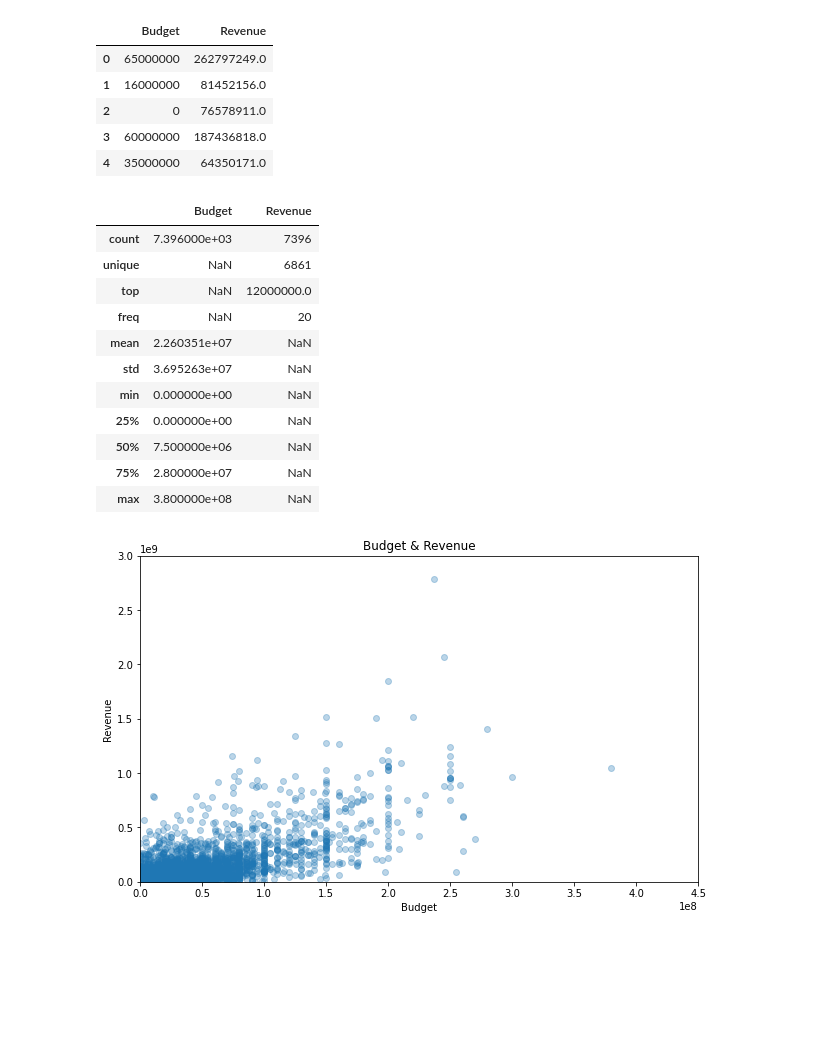
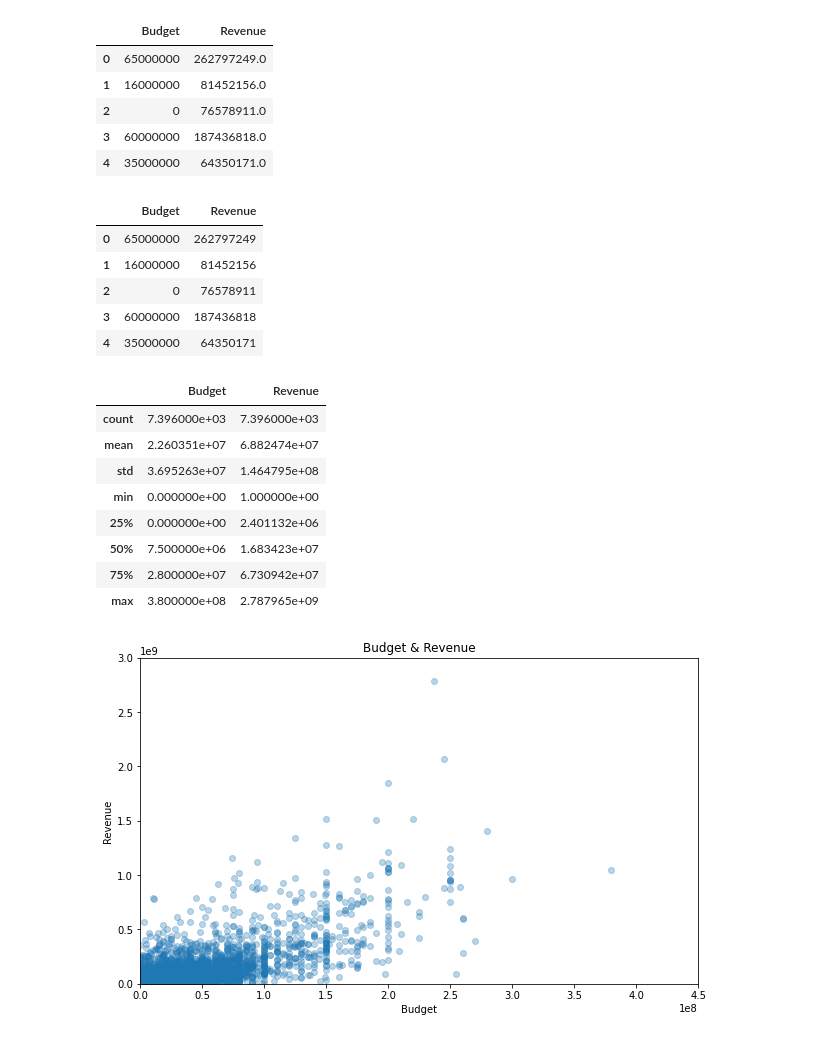
Before and after one commit to Snicho1945/Film-Release-Date-Analysis, a Jupyter notebook: Linear_Regression_Analysis.ipynb, the cells around one changed output. Cells and saved outputs as stored; diff of their text form; code cells hidden in the pictures; blank space fills up the shorter version.

```diff
--- a/Linear_Regression_Analysis.ipynb
+++ b/Linear_Regression_Analysis.ipynb
@@ -49,25 +49,32 @@ data.head()
 | 2 | 0 | 76578911.0 |
 | 3 | 60000000 | 187436818.0 |
 | 4 | 35000000 | 64350171.0 |
+# %%
+data["Revenue"] = data["Revenue"].astype('int64')
+data.head()
+# %% [output]
+|  | Budget | Revenue |
+| 0 | 65000000 | 262797249 |
+| 1 | 16000000 | 81452156 |
+| 2 | 0 | 76578911 |
+| 3 | 60000000 | 187436818 |
+| 4 | 35000000 | 64350171 |
 # %%
 #Closing the connection
 conn.close()
 # %%
 #showcasing staticts of the data
-data.describe(include='all')
+data.describe()
 # %% [output]
 |  | Budget | Revenue |
-| count | 7.396000e+03 | 7396 |
-| unique | NaN | 6861 |
-| top | NaN | 12000000.0 |
-| freq | NaN | 20 |
-| mean | 2.260351e+07 | NaN |
-| std | 3.695263e+07 | NaN |
-| min | 0.000000e+00 | NaN |
-| 25% | 0.000000e+00 | NaN |
-| 50% | 7.500000e+06 | NaN |
-| 75% | 2.800000e+07 | NaN |
-| max | 3.800000e+08 | NaN |
+| count | 7.396000e+03 | 7.396000e+03 |
+| mean | 2.260351e+07 | 6.882474e+07 |
+| std | 3.695263e+07 | 1.464795e+08 |
+| min | 0.000000e+00 | 1.000000e+00 |
+| 25% | 0.000000e+00 | 2.401132e+06 |
+| 50% | 7.500000e+06 | 1.683423e+07 |
+| 75% | 2.800000e+07 | 6.730942e+07 |
+| max | 3.800000e+08 | 2.787965e+09 |
 # %%
 #Defining the variables X and y
 X = pd.DataFrame(data, columns=['Budget'])
```
Also changed, not shown: parts of 3 cells of this notebook.
